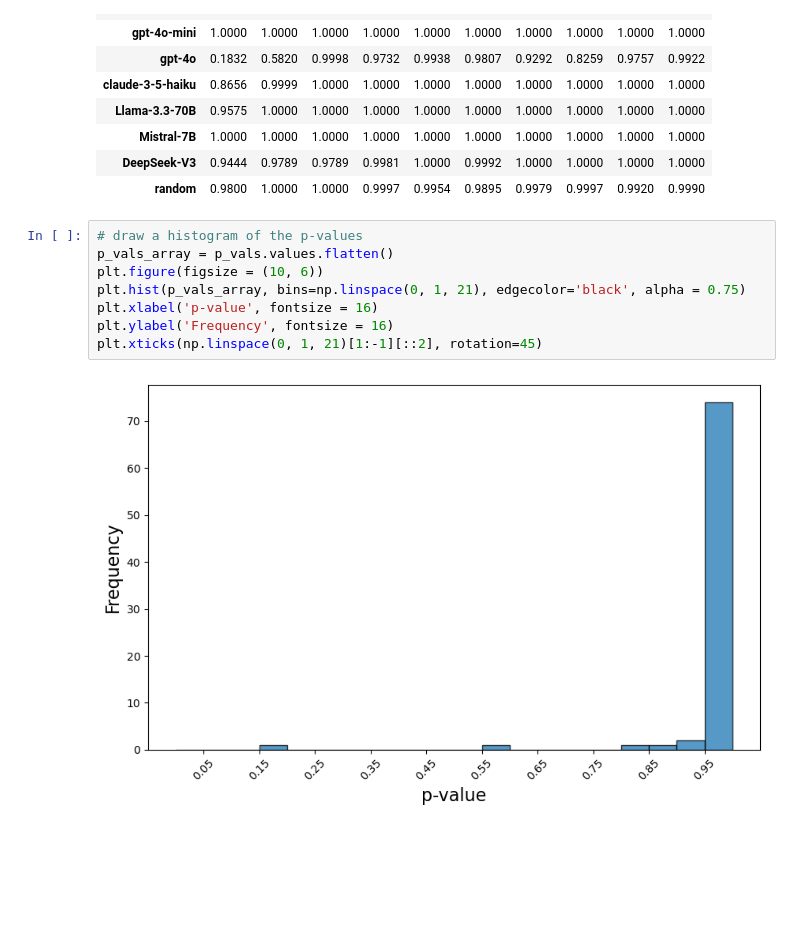
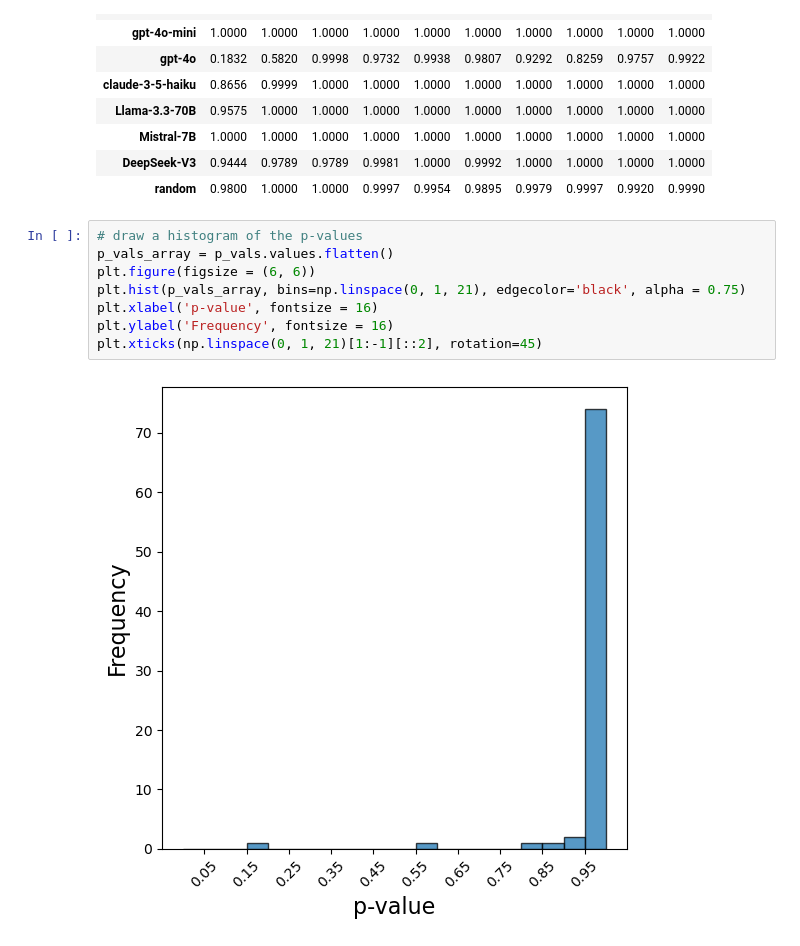
Before and after one commit to yw3453/uq-llm-survey-simulation, a Jupyter notebook: EEDI evaluations all.ipynb, the cells around one changed output. Cells and saved outputs as stored; diff of their text form; blank space fills up the shorter version.

```diff
--- a/EEDI evaluations all.ipynb
+++ b/EEDI evaluations all.ipynb
@@ -122,10 +122,10 @@ p_vals
 # %%
 # draw a histogram of the p-values
 p_vals_array = p_vals.values.flatten()
-plt.figure(figsize = (10, 6))
+plt.figure(figsize = (6, 6))
 plt.hist(p_vals_array, bins=np.linspace(0, 1, 21), edgecolor='black', alpha = 0.75)
 plt.xlabel('p-value', fontsize = 16)
 plt.ylabel('Frequency', fontsize = 16)
 plt.xticks(np.linspace(0, 1, 21)[1:-1][::2], rotation=45)
 # %% [output]
-[figure, old version]
+[figure, new version]
```
Also changed, not shown: 1 other file.
